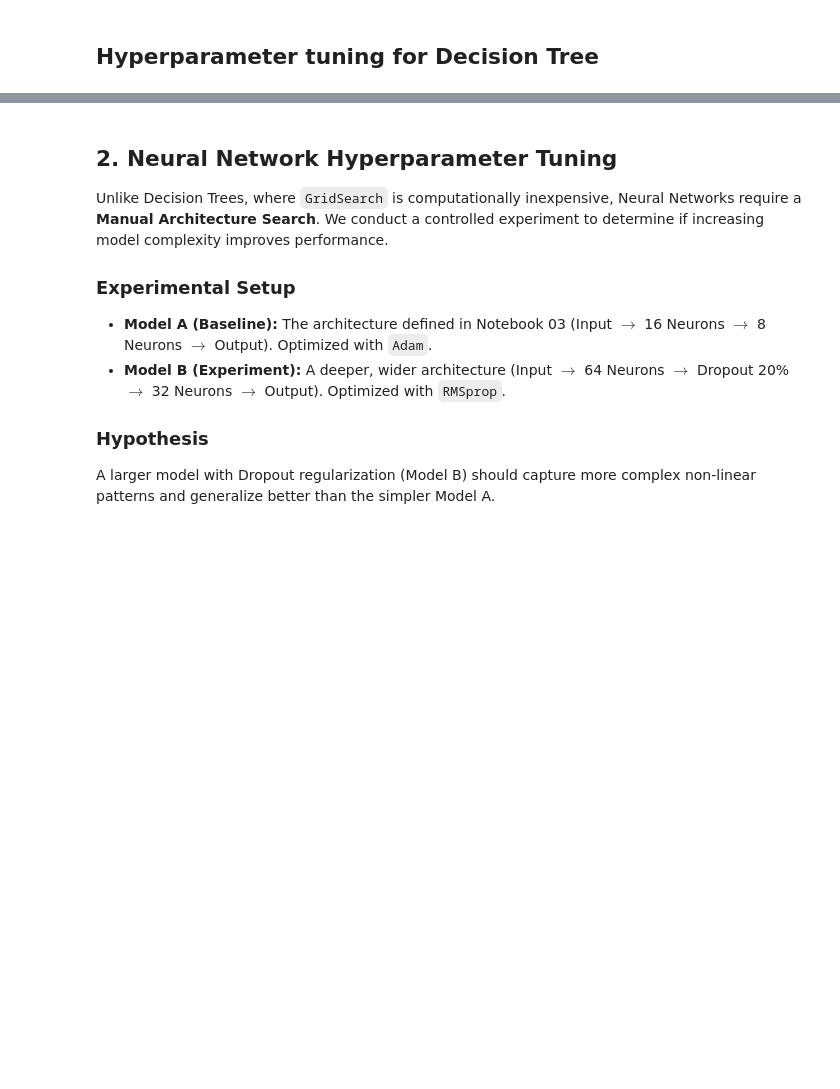
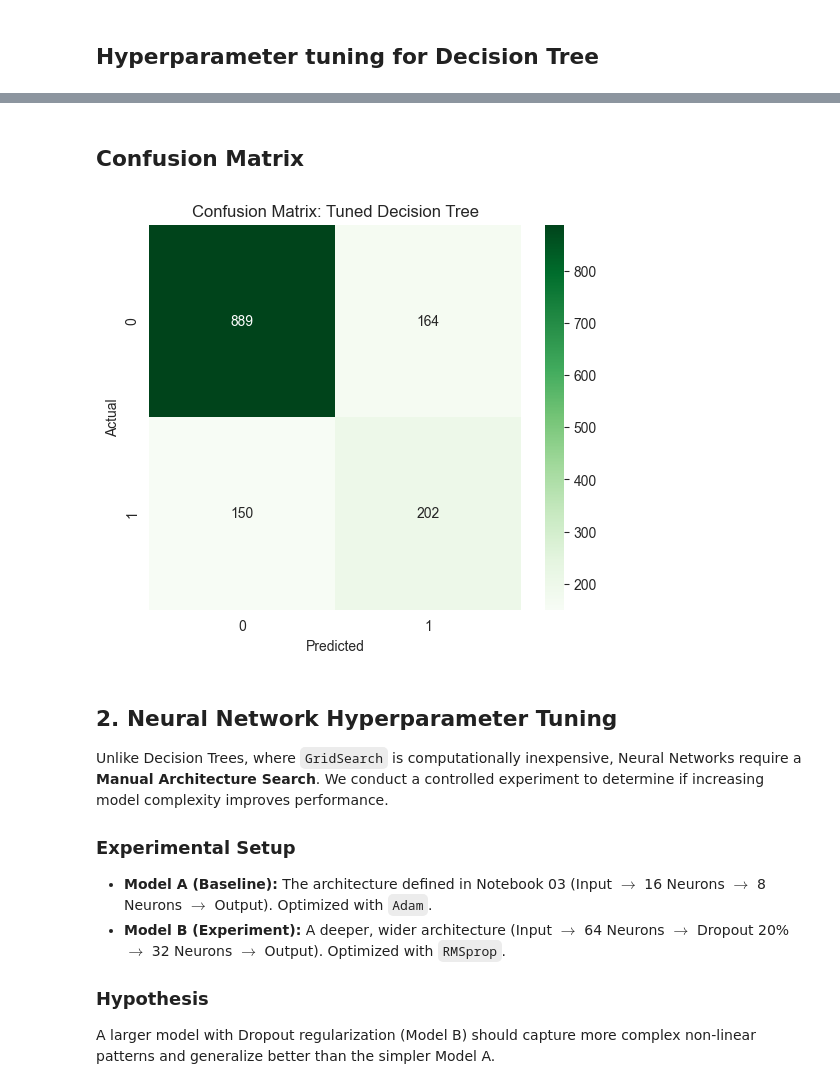
Before and after one commit to Desin898/Telco-Churn-Prediction, a Jupyter notebook: notebooks/04_Hyperparameter_Tuning_Evaluation.ipynb, the cells around one changed output, grey strips where cells are left out. Drawn from its saved outputs; the diff is of its cells as text; code cells hidden in the pictures; blank space fills up the shorter version.

Commit message:
Added classification report and confusion Matrix for the DT

```diff
--- a/notebooks/04_Hyperparameter_Tuning..ipynb
+++ b/notebooks/04_Hyperparameter_Tuning_Evaluation.ipynb
@@ -7,7 +7,7 @@ import joblib
 import os
 from sklearn.model_selection import GridSearchCV, train_test_split
 from sklearn.tree import DecisionTreeClassifier
-from sklearn.metrics import accuracy_score
+from sklearn.metrics import accuracy_score, classification_report # Added classification_report
 
 # 1. Load Data
 df = pd.read_csv('../data/telco_churn_processed.csv')
@@ -42,13 +42,17 @@ print(f"✅ Best Cross-Validation Accuracy: {best_score:.4f}")
 
 # 6. Evaluate the "Optimized" Model on Test Data
 best_model = grid_search.best_estimator_
-test_acc = accuracy_score(y_test, best_model.predict(X_test))
+y_pred_tuned = best_model.predict(X_test)
+test_acc = accuracy_score(y_test, y_pred_tuned)
 print(f"Test Set Accuracy of Optimized Tree: {test_acc:.4f}")
+
+# Detailed Report
+print("\n--- Classification Report (Tuned Tree) ---")
+print(classification_report(y_test, y_pred_tuned))
 
 # SAVE THE TUNED MODEL & SCORE
 os.makedirs('../models', exist_ok=True)
 
-# Save the Best Model Object
 joblib.dump(best_model, '../models/dt_tuned.joblib')
 print("✅ Tuned Model saved to '../models/dt_tuned.joblib'")
 
@@ -67,5 +82,23 @@ Test Set Accuracy of Optimized Tree: 0.7765
 ✅ Tuned Model saved to '../models/dt_tuned.joblib'
 ✅ Tuned Score saved to '../models/dt_tuned_score.json'
+# %% [markdown]
+## Confusion Matrix
+# %%
+import matplotlib.pyplot as plt
+import seaborn as sns
+from sklearn.metrics import confusion_matrix
+
+# Create a heatmap
+plt.figure(figsize=(6, 5))
+cm_tuned = confusion_matrix(y_test, y_pred_tuned)
+
+sns.heatmap(cm_tuned, annot=True, fmt='d', cmap='Greens')
+plt.title('Confusion Matrix: Tuned Decision Tree')
+plt.xlabel('Predicted')
+plt.ylabel('Actual')
+plt.show()
+# %% [output]
+[figure, added]
 # %% [markdown]
 ## 2. Neural Network Hyperparameter Tuning
 Unlike Decision Trees, where `GridSearch` is computationally inexpensive, Neural Networks require a **Manual Architecture Search**. We conduct a controlled experiment to determine if increasing model complexity improves performance.
```
Also changed, not shown: parts of 1 cell of this notebook.
